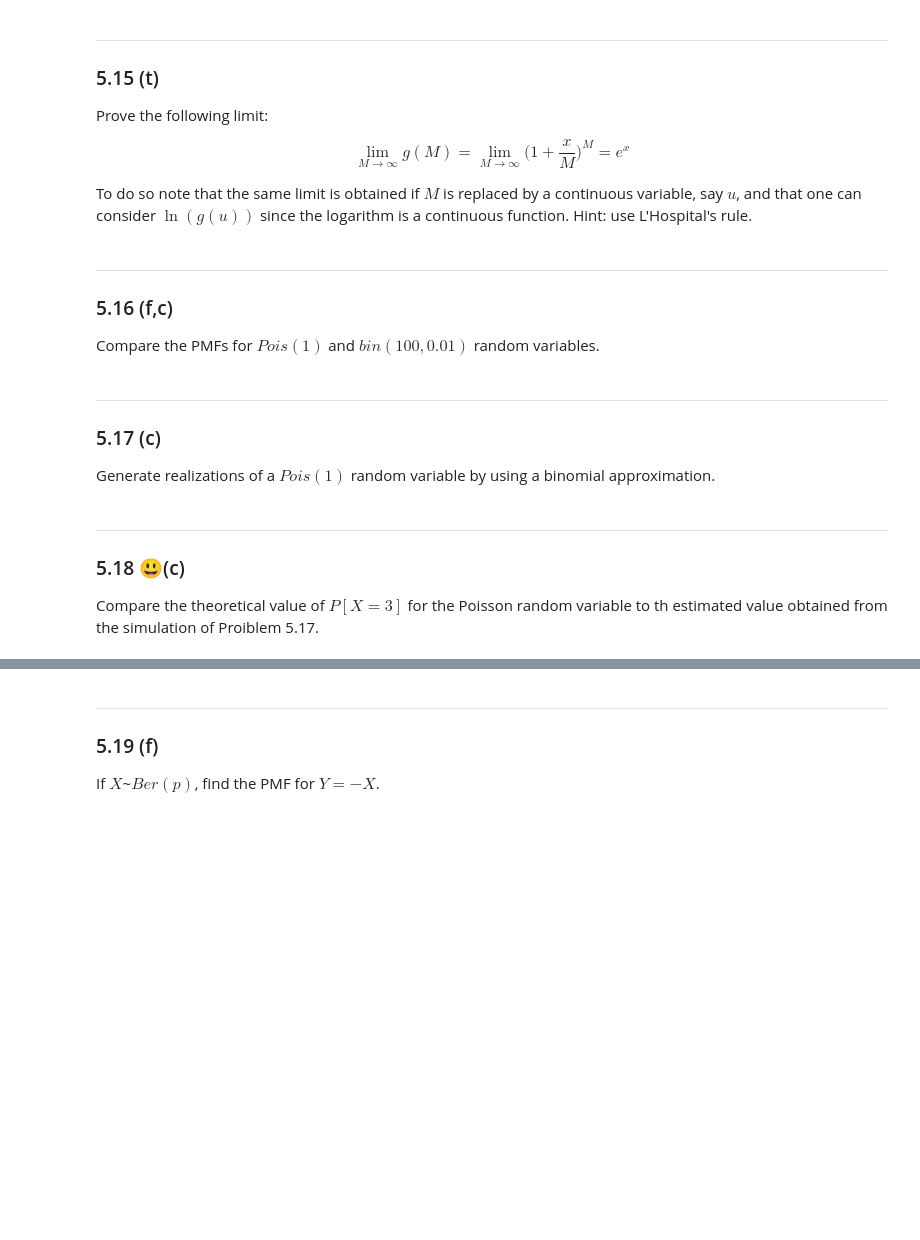
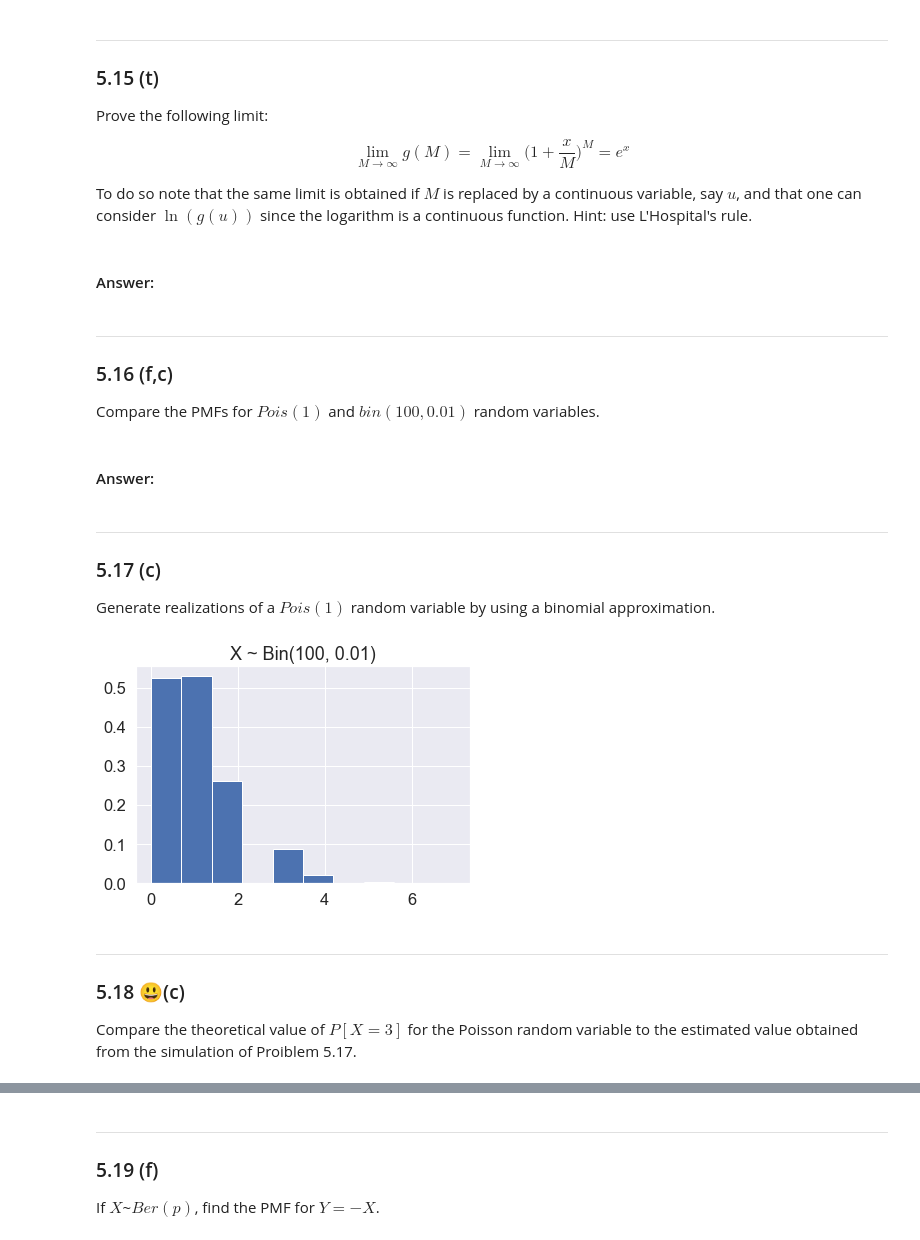
Before and after one commit to VictorCannestro/Intuitive_Probability_and_Random_Processes, a Jupyter notebook: CH5_Discrete_Random_Variables.ipynb, the cells around one changed output, grey strips where cells are left out. Cells and saved outputs as stored; diff of their text form; code cells hidden in the pictures; blank space fills up the shorter version.

```diff
--- a/CH5_Discrete_Random_Variables.ipynb
+++ b/CH5_Discrete_Random_Variables.ipynb
@@ -113,18 +311,31 @@ $$
 $$
 
 To do so note that the same limit is obtained if $M$ is replaced by a continuous variable, say $u$, and that one can consider $\ln{(g(u))}$ since the logarithm is a continuous function. Hint: use L'Hospital's rule.
+# %% [markdown]
+#### Answer:
 # %% [markdown]
 ***
 ### 5.16 (f,c)
 
 Compare the PMFs for $Pois(1)$ and $bin(100, 0.01)$ random variables.
+# %% [markdown]
+#### Answer:
 # %% [markdown]
 ***
 ### 5.17 (c)
 
 Generate realizations of a $Pois(1)$ random variable by using a binomial approximation.
+# %%
+N = 100000
+n, p = 100, 0.01
+X = np.random.binomial(n, p, size=N)
+plt.hist(X, density=True)
+plt.title(f'X ~ Bin({n}, {p})')
+plt.show()
+# %% [output]
+[figure, added]
 # %% [markdown]
 ***
 ### 5.18 😃(c)
 
-Compare the theoretical value of $P[X=3]$ for the Poisson random variable to th estimated value obtained from the simulation of Proiblem 5.17.
+Compare the theoretical value of $P[X=3]$ for the Poisson random variable to the estimated value obtained from the simulation of Proiblem 5.17.
```
Also changed, not shown: parts of 34 cells of this notebook.
